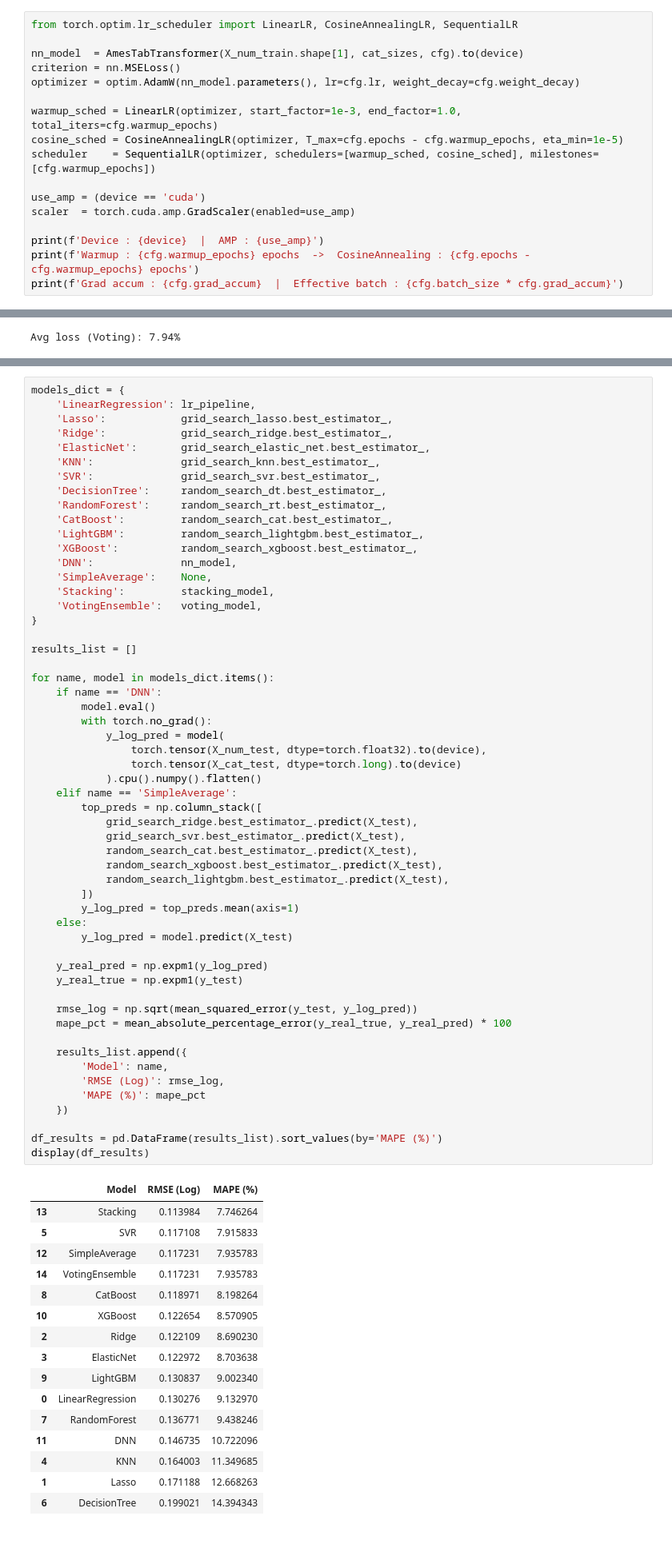
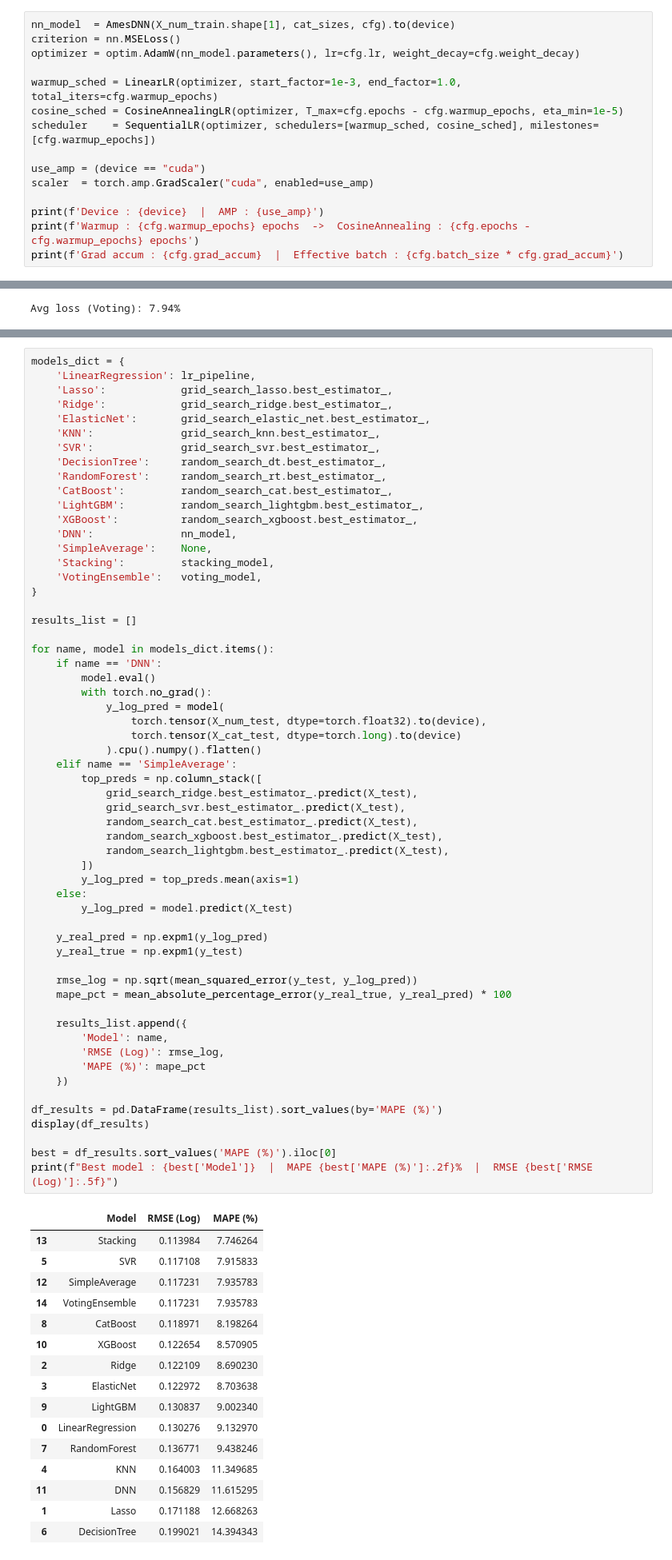
Before and after one commit to IvanMalkS/ames-housing-predictions, a Jupyter notebook: Ames.ipynb, the cells around one changed output, grey strips where cells are left out. Shown at 80% size. Cells and saved outputs as stored; diff of their text form.

```diff
--- a/Ames.ipynb
+++ b/Ames.ipynb
@@ -1394,7 +1394,5 @@ print(f'Params : {total_params:,}')
 # %%
-from torch.optim.lr_scheduler import LinearLR, CosineAnnealingLR, SequentialLR
-
-nn_model  = AmesTabTransformer(X_num_train.shape[1], cat_sizes, cfg).to(device)
+nn_model  = AmesDNN(X_num_train.shape[1], cat_sizes, cfg).to(device)
 criterion = nn.MSELoss()
 optimizer = optim.AdamW(nn_model.parameters(), lr=cfg.lr, weight_decay=cfg.weight_decay)
 
@@ -1402,8 +1400,8 @@ warmup_sched = LinearLR(optimizer, start_factor=1e-3, end_factor=1.0, total_iter
 cosine_sched = CosineAnnealingLR(optimizer, T_max=cfg.epochs - cfg.warmup_epochs, eta_min=1e-5)
 scheduler    = SequentialLR(optimizer, schedulers=[warmup_sched, cosine_sched], milestones=[cfg.warmup_epochs])
 
-use_amp = (device == 'cuda')
-scaler  = torch.cuda.amp.GradScaler(enabled=use_amp)
+use_amp = (device == "cuda")
+scaler  = torch.amp.GradScaler("cuda", enabled=use_amp)
 
 print(f'Device : {device}  |  AMP : {use_amp}')
 print(f'Warmup : {cfg.warmup_epochs} epochs  ->  CosineAnnealing : {cfg.epochs - cfg.warmup_epochs} epochs')
@@ -1669,34 +1687,37 @@ for name, model in models_dict.items():
     else:
         y_log_pred = model.predict(X_test)
 
     y_real_pred = np.expm1(y_log_pred)
     y_real_true = np.expm1(y_test)
 
     rmse_log = np.sqrt(mean_squared_error(y_test, y_log_pred))
     mape_pct = mean_absolute_percentage_error(y_real_true, y_real_pred) * 100
 
     results_list.append({
         'Model': name,
         'RMSE (Log)': rmse_log,
         'MAPE (%)': mape_pct
     })
 
 df_results = pd.DataFrame(results_list).sort_values(by='MAPE (%)')
 display(df_results)
+
+best = df_results.sort_values('MAPE (%)').iloc[0]
+print(f"Best model : {best['Model']}  |  MAPE {best['MAPE (%)']:.2f}%  |  RMSE {best['RMSE (Log)']:.5f}")
 # %% [output]
 |  | Model | RMSE (Log) | MAPE (%) |
 | 13 | Stacking | 0.113984 | 7.746264 |
 | 5 | SVR | 0.117108 | 7.915833 |
 | 12 | SimpleAverage | 0.117231 | 7.935783 |
 | 14 | VotingEnsemble | 0.117231 | 7.935783 |
 | 8 | CatBoost | 0.118971 | 8.198264 |
 | 10 | XGBoost | 0.122654 | 8.570905 |
 | 2 | Ridge | 0.122109 | 8.690230 |
 | 3 | ElasticNet | 0.122972 | 8.703638 |
 | 9 | LightGBM | 0.130837 | 9.002340 |
 | 0 | LinearRegression | 0.130276 | 9.132970 |
 | 7 | RandomForest | 0.136771 | 9.438246 |
-| 11 | DNN | 0.146735 | 10.722096 |
 | 4 | KNN | 0.164003 | 11.349685 |
+| 11 | DNN | 0.156829 | 11.615295 |
 | 1 | Lasso | 0.171188 | 12.668263 |
 | 6 | DecisionTree | 0.199021 | 14.394343 |
```
Also changed, not shown: parts of 19 cells of this notebook, 5 other files.
